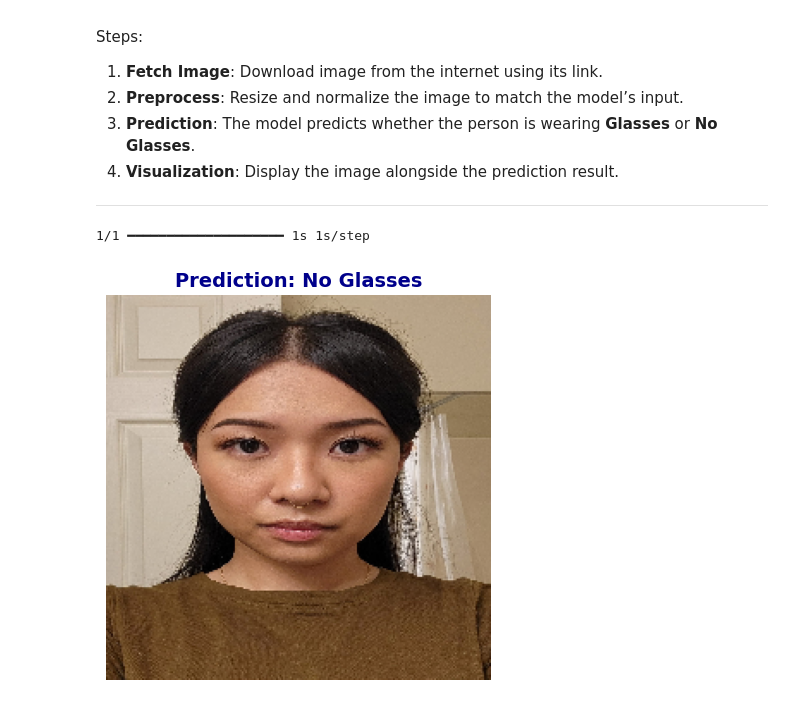
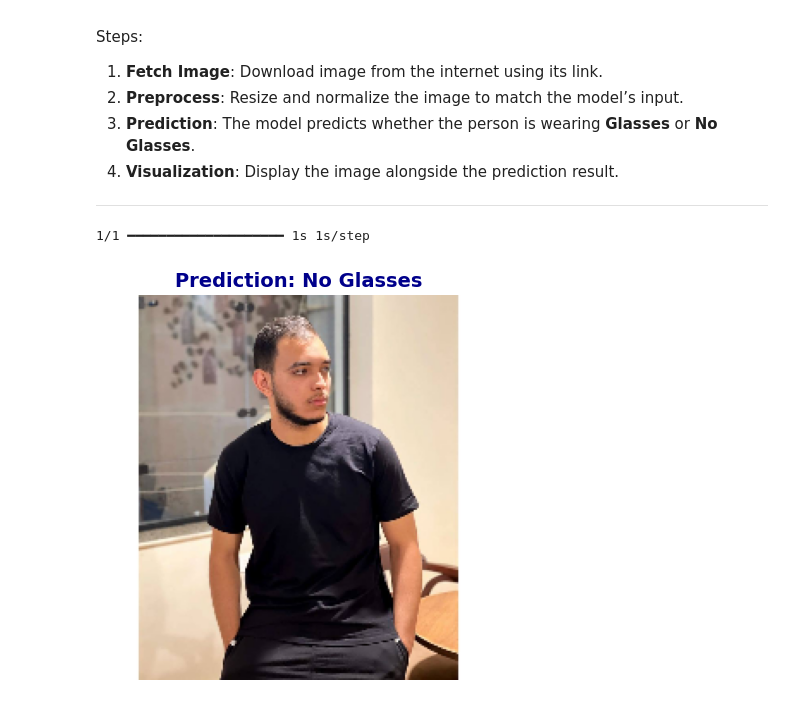
Before and after one commit to Mohamed44Ashraf/Glasses-Classification-project, a Jupyter notebook: glasses-classification.ipynb, the cells around one changed output. Drawn from its saved outputs; the diff is of its cells as text; code cells hidden in the pictures.

Commit message:
Kaggle Notebook | Glasses Classification | Version 6

```diff
--- a/glasses-classification.ipynb
+++ b/glasses-classification.ipynb
@@ -248,6 +248,7 @@ history2 = model2.fit(
     validation_data=(X_val, y_val),
     shuffle=True,
     verbose=2,
-    callbacks=[early_stop, checkpoint])
+    # callbacks=[early_stop, checkpoint]
+)
 # %% [output]
 Downloading data from https://storage.googleapis.com/tensorflow/keras-applications/vgg16/vgg16_weights_tf_dim_ordering_tf_kernels_notop.h5
@@ -408,37 +409,41 @@ from io import BytesIO
 from PIL import Image
 
 IMG_SIZE = 224
-path = 'https://external-preview.redd.it/feeling-like-my-face-looks-weird-without-my-glasses-can-i-v0-31Su842KZjUAYtEE2tDS7XpbDPZScb1EgCIhYWuC7Pk.jpg?auto=webp&s=e7b2af1733517a6881033e2fdf12dad68194d04b'
-
+# path = 'https://external-preview.redd.it/feeling-like-my-face-looks-weird-without-my-glasses-can-i-v0-31Su842KZjUAYtEE2tDS7XpbDPZScb1EgCIhYWuC7Pk.jpg?auto=webp&s=e7b2af1733517a6881033e2fdf12dad68194d04b'
+# path='https://i.pinimg.com/736x/71/b0/48/71b048222fc734b281d8f064d0cb068c.jpg'
+# path = 'https://img.freepik.com/free-photo/cropped-image-serious-black-man-with-full-lips-thick-beard-wears-optical-glasses_273609-37403.jpg'
+# path ='https://scontent.fcai19-12.fna.fbcdn.net/v/t39.30808-6/485733675_1745183466379646_2921566937553192589_n.jpg?_nc_cat=106&ccb=1-7&_nc_sid=a5f93a&_nc_ohc=ARHye1yXXmQQ7kNvwHKsExt&_nc_oc=AdkDYCuqxsyInqeZTH9dZFYo_v4mGgmBXfv0N0Z0ysqzpshOcYAd5X_OdxXXFGIBSNk&_nc_zt=23&_nc_ht=scontent.fcai19-12.fna&_nc_gid=9wG3RVaahHp0XMwWA8okzA&oh=00_AfYQXOppqosCgcVzfF-Hr8OjO0ol-yS_MZFzRmfhRwwQRg&oe=68D5B604'
+# path = 'https://scontent.fcai19-12.fna.fbcdn.net/v/t39.30808-6/487009796_1750345485863444_7891985138033854534_n.jpg?_nc_cat=101&ccb=1-7&_nc_sid=833d8c&_nc_ohc=srVEHpM0rV8Q7kNvwFf-d0p&_nc_oc=AdlBAxkTQmhOair9iZYxYrze58yY-evBmSoVuC8aY7xQdq5FfxsfOiuO4WkR8naZ9po&_nc_zt=23&_nc_ht=scontent.fcai19-12.fna&_nc_gid=_xs7Z_w6S0Gqz5f3k-o_XA&oh=00_Afb0EQo0-5mDdPsT0u3vydTEuQEwzwHH8DbJ-utG7AEHrw&oe=68D5AEA4'
+path = 'https://scontent.fcai19-12.fna.fbcdn.net/v/t39.30808-6/485078893_1741053173459342_4217375849176290617_n.jpg?_nc_cat=102&ccb=1-7&_nc_sid=a5f93a&_nc_ohc=tp3dfJlZTykQ7kNvwGCWb-z&_nc_oc=Adkp2NgQXDkUiQIOyxT0shbs6l57ybzjuaRSLxCnV8saUuteJj_ojiuyT9Nd8WolsLM&_nc_zt=23&_nc_ht=scontent.fcai19-12.fna&_nc_gid=RNQFwDpgneE61UICR0aOFw&oh=00_AfZl6gEo3E1ywUs4-S3ORKlMpH7uzr0X2-T_q2OU3KG7dA&oe=68D585C7'
 response = requests.get(path)
 img = Image.open(BytesIO(response.content))
 img = np.array(img)
 
 if img.ndim == 2:
     img = cv2.cvtColor(img, cv2.COLOR_GRAY2RGB)
 elif img.shape[2] == 4:
     img = cv2.cvtColor(img, cv2.COLOR_RGBA2RGB)
 
 
 img_resized = cv2.resize(img, (IMG_SIZE, IMG_SIZE))
 
 
 
 img_norm = img_resized.astype("float32") / 255.0
 img_norm = np.expand_dims(img_norm, axis=0)
 
 
 pr = model2.predict(img_norm)
 pr = (pr >= 0.5).astype(int)
 
 label = "Glasses" if pr == 0 else "No Glasses"
 
 
 plt.figure(figsize=(5,5))
 plt.imshow(img_resized.astype("uint8"))
 plt.title(f"Prediction: {label}", fontsize=14, fontweight='bold', color="darkblue")
 plt.axis("off")
 plt.show()
 # %% [output]
 1/1 ━━━━━━━━━━━━━━━━━━━━ 1s 1s/step
-[figure, old version]
+[figure, new version]
```
Also changed, not shown: parts of 7 cells of this notebook.
